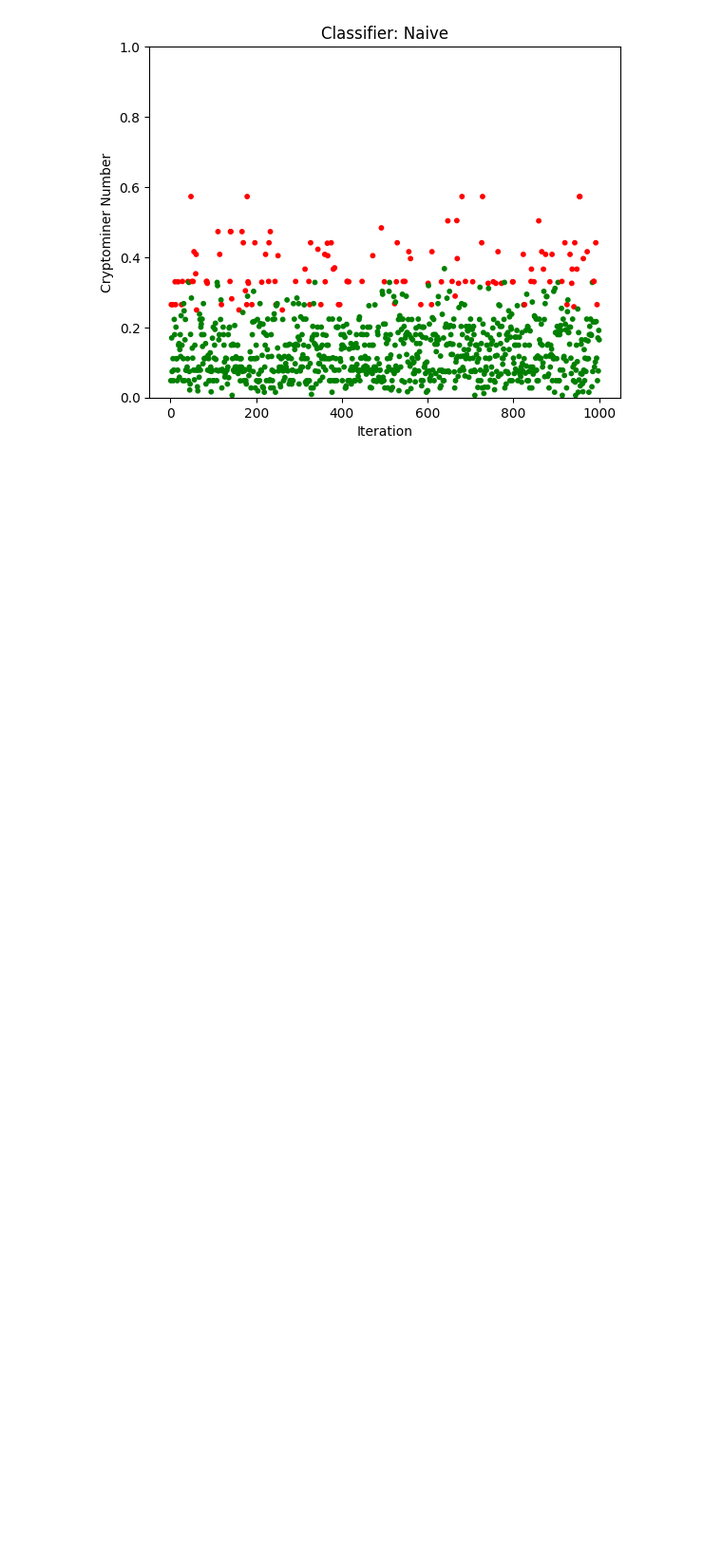
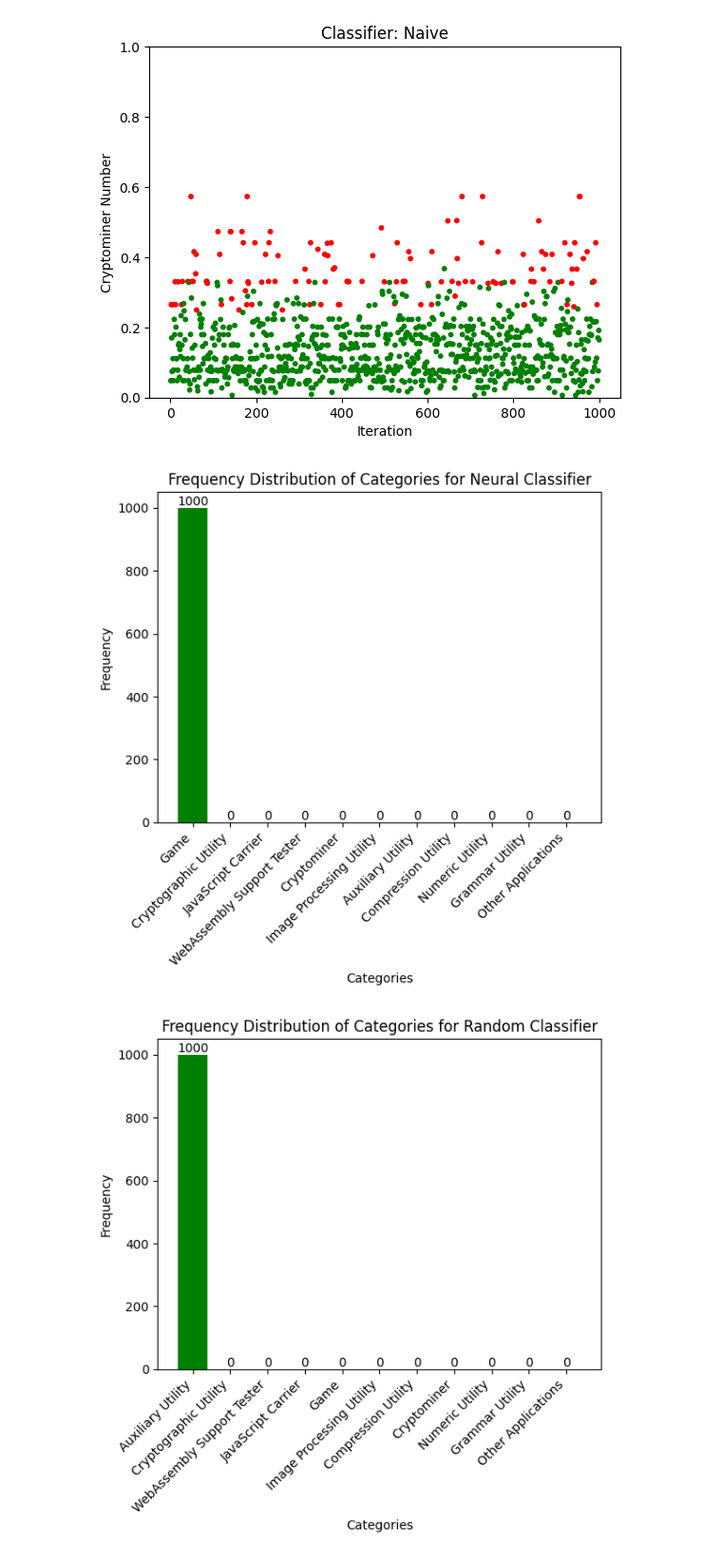
Before and after one commit to HakonHarnes/wasm-obf, a Jupyter notebook: analysis/jupyter-notebook/wasim-mutate.ipynb, the cells around one changed output. Shown at 95% size. Cells and saved outputs as stored; diff of their text form; code cells hidden in the pictures; blank space fills up the shorter version.

Commit message:
feat(plot): add frequency distribution plot

```diff
--- a/analysis/jupyter-notebook/wasim-mutate.ipynb
+++ b/analysis/jupyter-notebook/wasim-mutate.ipynb
@@ -44,3 +44,77 @@ plt.show()
 [figure]
 [figure]
 [figure]
+# %%
+import json
+import matplotlib.pyplot as plt
+import numpy as np
+from collections import defaultdict
+
+# Load the original classification data
+with open("data/unopt/unobfuscated.json", "r") as file:
+    original_data = json.load(file)
+
+# Load the mutated classification data
+with open("data/unopt/wasm-mutate.json", "r") as file:
+    mutated_data = json.load(file)
+
+classifiers = ["neural", "random", "svm", "naive"]
+
+def count_keys_for_classifier(classifier):
+    key_counts = defaultdict(int)
+
+    for entry in mutated_data:
+        if entry["name"] == "needleman_wunsch":
+            classifier_results = entry["wasim"]["result"][classifier]
+            max_value_key = max(classifier_results, key=lambda x: classifier_results[x] if x != "code" else -1)
+            key_counts[max_value_key] += 1
+
+    return key_counts
+
+# Find the correct key for the original data
+original_keys = {}
+for classifier in classifiers:
+    for entry in original_data:
+        if entry["name"] == "needleman_wunsch":
+            classifier_results = entry["wasim"]["result"][classifier]
+            original_key = max(classifier_results, key=lambda x: classifier_results[x] if x != "code" else -1)
+            original_keys[classifier] = original_key
+            break
+
+# Plot the bar graph for each classifier
+for idx, classifier in enumerate(classifiers):
+    key_counts = count_keys_for_classifier(classifier)
+
+    # Ensure all keys are present, even if their values are 0
+    all_keys = set()
+    for entry in mutated_data:
+        if entry["name"] == "needleman_wunsch":
+            all_keys.update(entry["wasim"]["result"][classifier].keys())
+    all_keys.remove("code")
+
+    for key in all_keys:
+        if key not in key_counts:
+            key_counts[key] = 0
+
+    # Create a list of bar colors based on the original classification data
+    bar_colors = ["red" if key == "Cryptominer" else "green" if key == original_keys[classifier] else "gray" for key in key_counts]
+
+    keys = list(key_counts.keys())
+    values = list(key_counts.values())
+
+    plt.figure(idx)
+    bars = plt.bar(keys, values, color=bar_colors)
+    plt.xlabel("Categories")
+    plt.ylabel("Frequency")
+    plt.title(f"Frequency Distribution of Categories for {classifier.capitalize()} Classifier")
+    plt.xticks(rotation=45, ha="right")  # Angle the category labels to avoid overlapping
+
+    # Display count for each bar
+    for bar in bars:
+        height = bar.get_height()
+        plt.text(bar.get_x() + bar.get_width() / 2, height, str(height), ha="center", va="bottom")
+
+plt.show()
+# %% [output]
+[figure, added]
+[figure, added]
```
Also changed, not shown: parts of 1 cell of this notebook.
